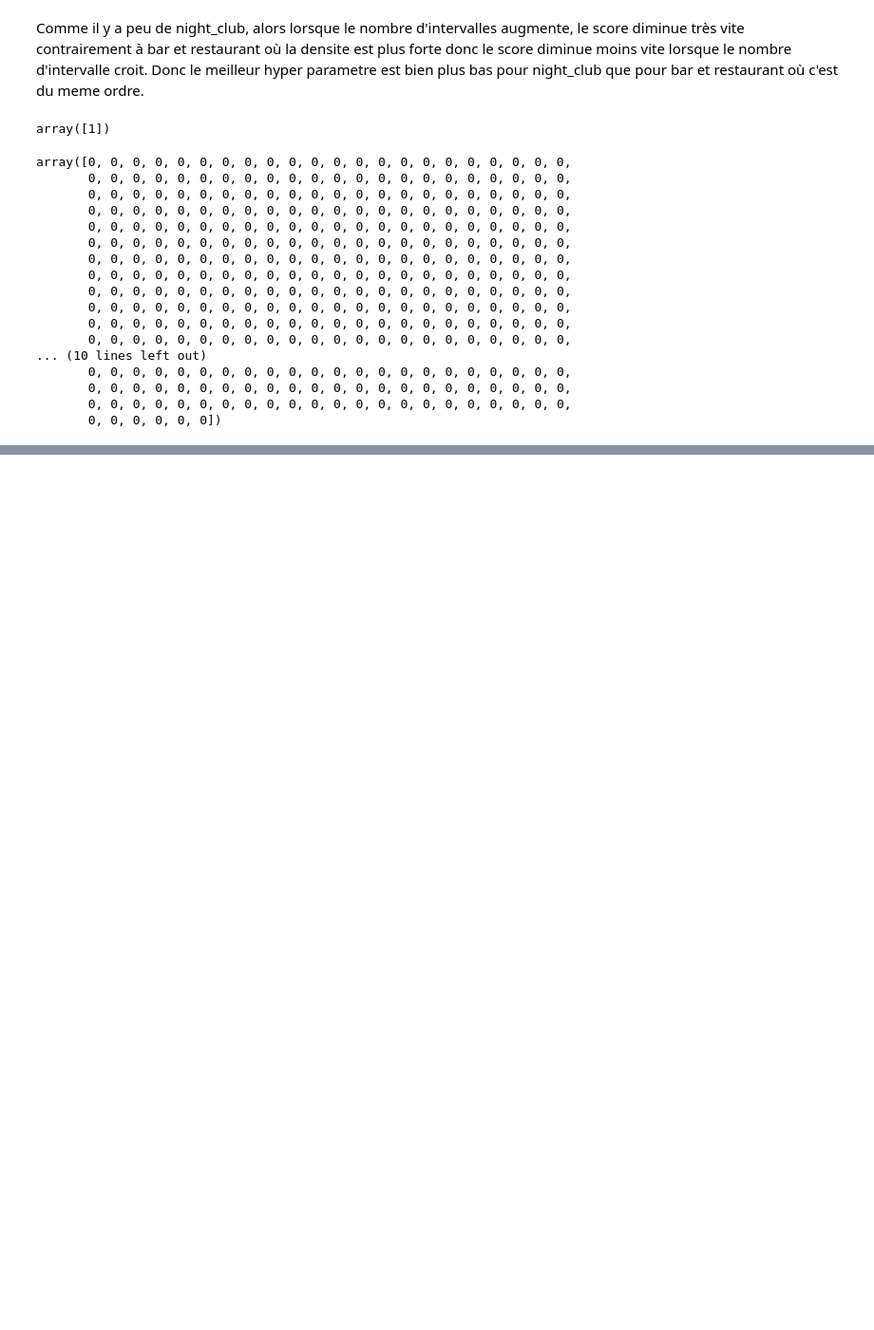
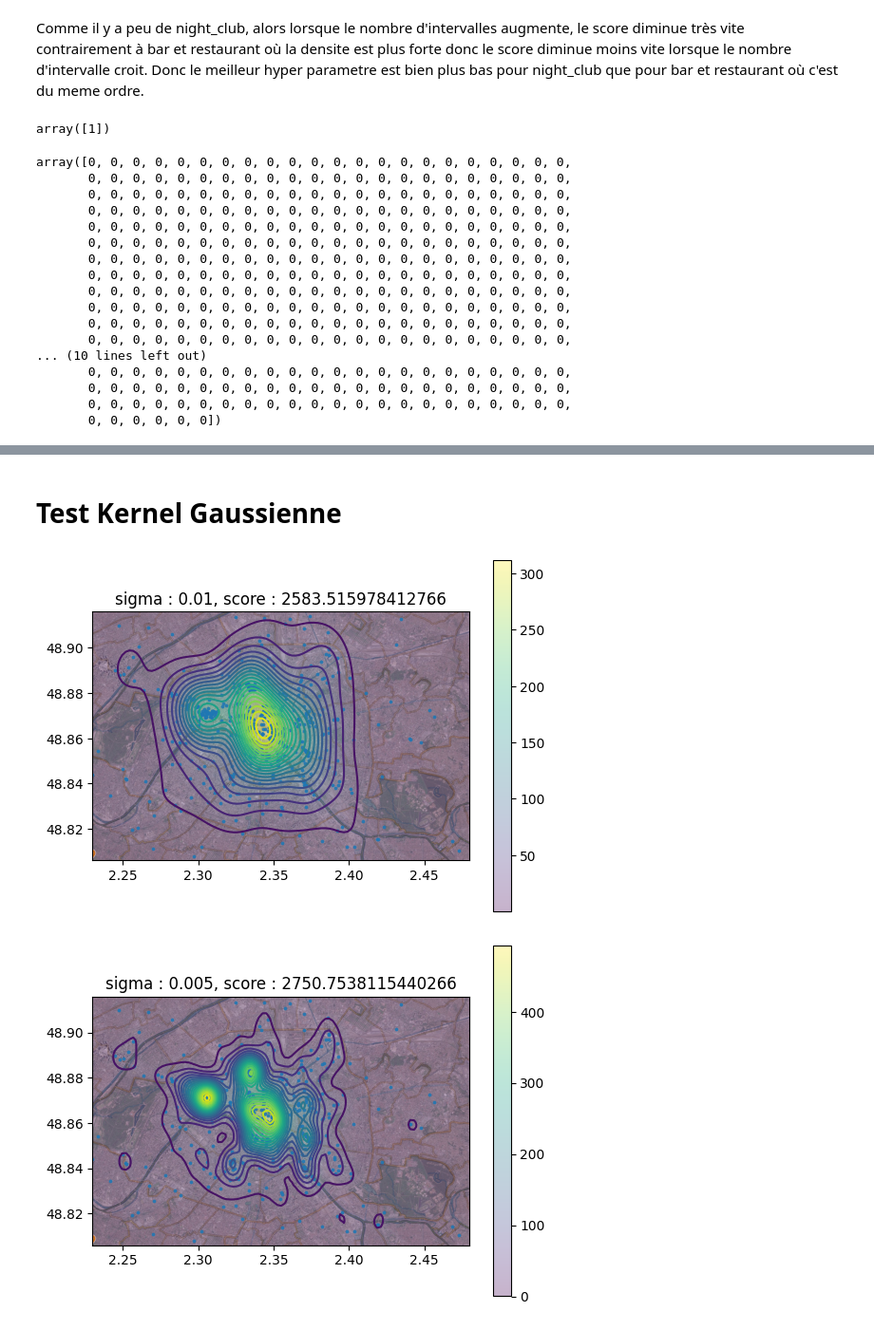
Before and after one commit to baris221/ML-2023-24-Baris-Erto, a Jupyter notebook: TME1/src/tme1.ipynb, the cells around one changed output, grey strips where cells are left out. Shown at 95% size. Saved outputs shown, nothing was run; the diff lists cells and outputs as text; code cells hidden in the pictures; blank space fills up the shorter version.

```diff
--- a/TME1/src/tme1.ipynb
+++ b/TME1/src/tme1.ipynb
@@ -256,3 +264,7 @@ array([0, 0, 0, 0, 0, 0, 0, 0, 0, 0, 0, 0, 0, 0, 0, 0, 0, 0, 0, 0, 0, 0,
        0, 0, 0, 0, 0, 0, 0, 0, 0, 0, 0, 0, 0, 0, 0, 0, 0, 0, 0, 0, 0, 0,
        0, 0, 0, 0, 0, 0, 0, 0, 0, 0, 0, 0, 0, 0, 0, 0, 0, 0, 0, 0, 0, 0,
        0, 0, 0, 0, 0, 0])
+# %%
+def kernel_gaussian(x):
+    d = x.shape[-1]
+    return np.exp(-0.5 * np.linalg.norm(x, axis=1)**2) * (2*np.pi)**(-d/2)
@@ -258,0 +288,10 @@ array([0, 0, 0, 0, 0, 0, 0, 0, 0, 0, 0, 0, 0, 0, 0, 0, 0, 0, 0, 0, 0, 0,
+# %% [markdown]
+# Test Kernel Gaussienne
+# %%
+data,classe=load_poi("night_club")
+test_kernel(data,kernel_gaussian,0.01)
+test_kernel(data,kernel_gaussian,0.005)
+test_kernel(data,kernel_gaussian,0.0025)
+# %% [output]
+[figure, added]
+[figure, added]
```
Also changed, not shown: parts of 7 cells of this notebook.
